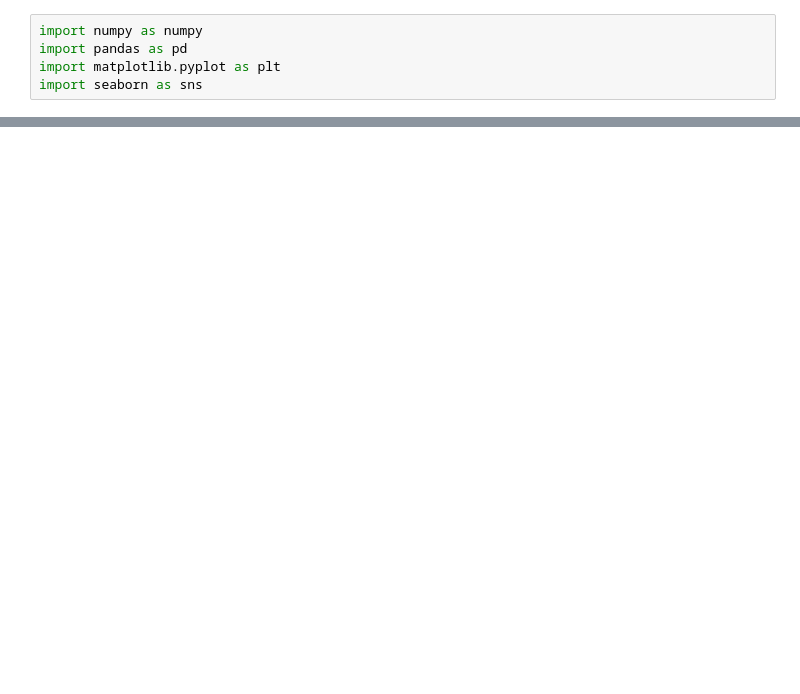
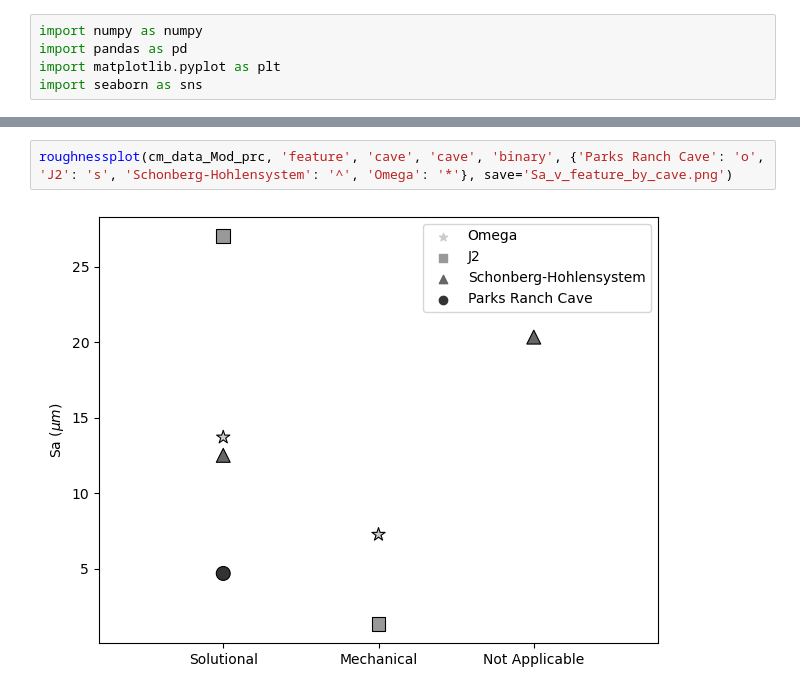
Before and after one commit to ethanoleson/Scallop_code, a Jupyter notebook: Roughness_figure/roughness2.ipynb, the cells around one changed output, grey strips where cells are left out. Drawn from its saved outputs; the diff is of its cells as text; blank space fills up the shorter version.

```diff
--- a/Roughness_figure/roughness2.ipynb
+++ b/Roughness_figure/roughness2.ipynb
@@ -85,0 +178,4 @@ plt.legend(title = '')
+# %%
+roughnessplot(cm_data_Mod_prc, 'feature', 'cave', 'cave', 'binary', {'Parks Ranch Cave': 'o', 'J2': 's', 'Schonberg-Hohlensystem': '^', 'Omega': '*'}, save='Sa_v_feature_by_cave.png')
+# %% [output]
+[figure, added]
```
Also changed, not shown: parts of 11 cells of this notebook, 1 other file.
